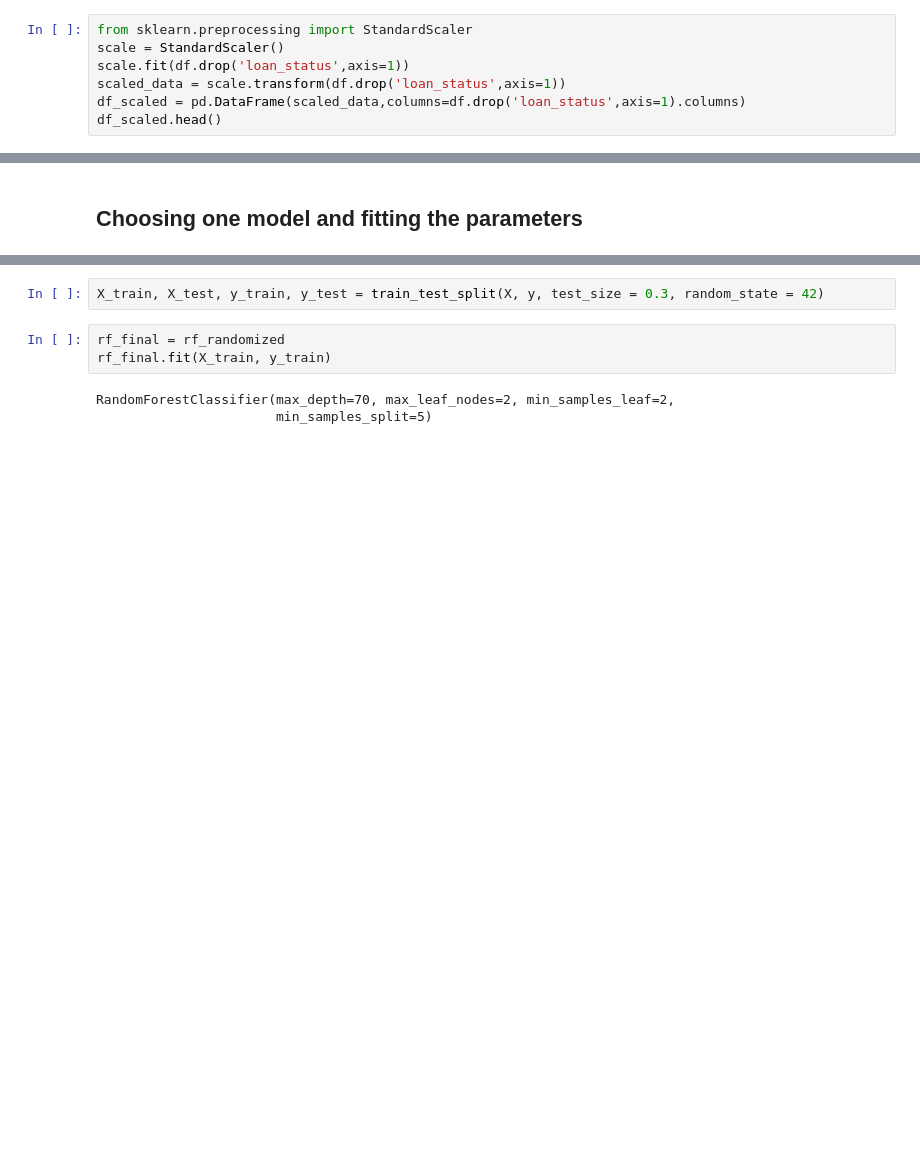
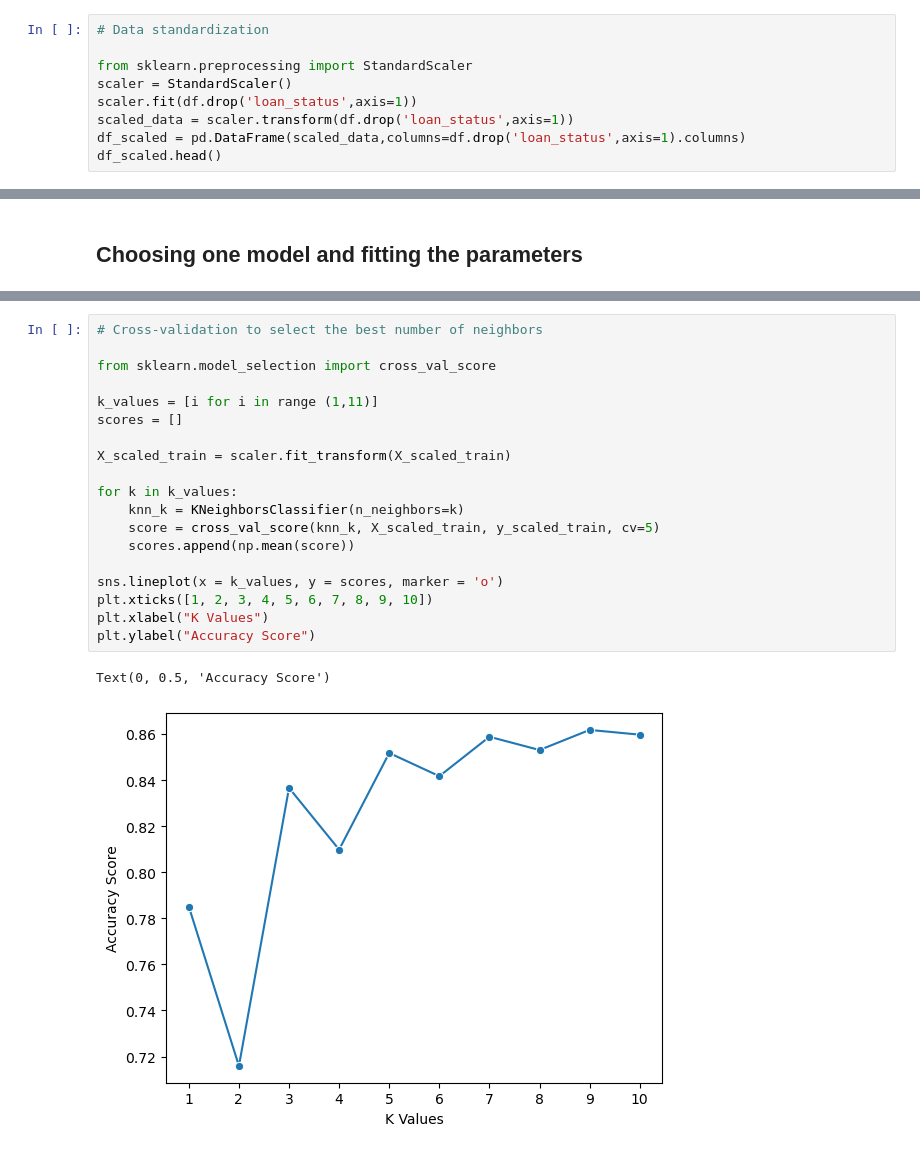
Before and after one commit to bartekwphd/Project_LC, a Jupyter notebook: Project part 4 - Modeling.ipynb, the cells around one changed output, grey strips where cells are left out. Saved outputs shown, nothing was run; the diff lists cells and outputs as text; blank space fills up the shorter version.

```diff
--- a/Project part 4 - Modeling.ipynb
+++ b/Project part 4 - Modeling.ipynb
@@ -528,10 +525,12 @@ weighted avg       0.88      0.86      0.80      8941
 # %% [markdown]
 ### K-Nearest Neighbors (KNN)
 # %%
+# Data standardization
+
 from sklearn.preprocessing import StandardScaler
-scale = StandardScaler()
-scale.fit(df.drop('loan_status',axis=1))
-scaled_data = scale.transform(df.drop('loan_status',axis=1))
+scaler = StandardScaler()
+scaler.fit(df.drop('loan_status',axis=1))
+scaled_data = scaler.transform(df.drop('loan_status',axis=1))
 df_scaled = pd.DataFrame(scaled_data,columns=df.drop('loan_status',axis=1).columns)
 df_scaled.head()
 # %% [output]
@@ -973,8 +969,22 @@ print(y.shape)
-# %%
-X_train, X_test, y_train, y_test = train_test_split(X, y, test_size = 0.3, random_state = 42)
-# %%
-rf_final = rf_randomized
-rf_final.fit(X_train, y_train)
-# %% [output]
-RandomForestClassifier(max_depth=70, max_leaf_nodes=2, min_samples_leaf=2,
-                       min_samples_split=5)
+# %%
+# Cross-validation to select the best number of neighbors
+
+from sklearn.model_selection import cross_val_score
+
+k_values = [i for i in range (1,11)]
+scores = []
+
+X_scaled_train = scaler.fit_transform(X_scaled_train)
+
+for k in k_values:
+    knn_k = KNeighborsClassifier(n_neighbors=k)
+    score = cross_val_score(knn_k, X_scaled_train, y_scaled_train, cv=5)
+    scores.append(np.mean(score))
+
+sns.lineplot(x = k_values, y = scores, marker = 'o')
+plt.xticks([1, 2, 3, 4, 5, 6, 7, 8, 9, 10])
+plt.xlabel("K Values")
+plt.ylabel("Accuracy Score")
+# %% [output]
+Text(0, 0.5, 'Accuracy Score')
+[figure, added]
```
Also changed, not shown: parts of 52 cells of this notebook.
